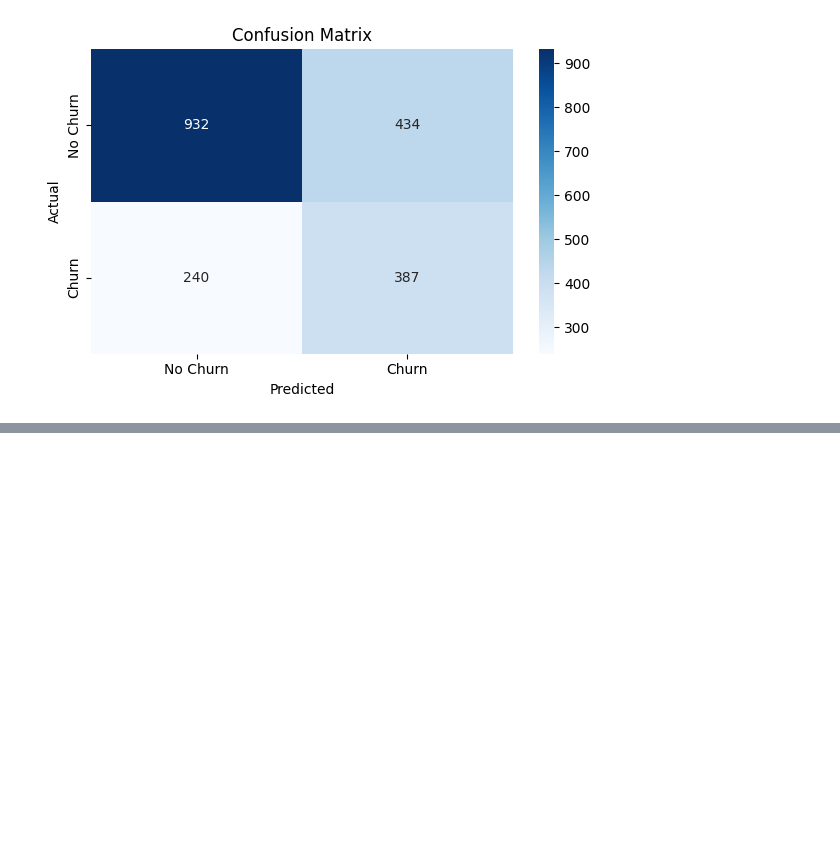
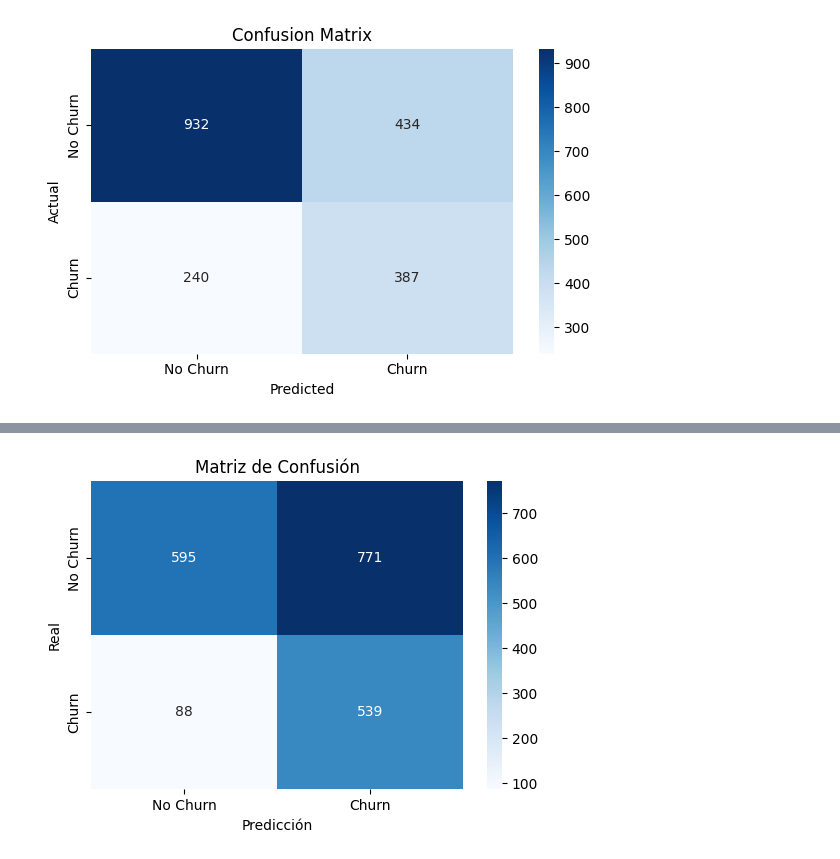
Before and after one commit to Leonel481/mlops-dtc-project, a Jupyter notebook: dev/churn.ipynb, the cells around one changed output, grey strips where cells are left out. Cells and saved outputs as stored; diff of their text form; code cells hidden in the pictures; blank space fills up the shorter version.

```diff
--- a/dev/churn.ipynb
+++ b/dev/churn.ipynb
@@ -414,0 +544,12 @@ plt.show()
+# %%
+mejores_params = grid.best_params_
+
+final_model = XGBClassifier(
+    objective='binary:logistic',
+    eval_metric='logloss',
+    random_state=42,
+    **mejores_params
+)
+
+# Entrenar con train+val (por ejemplo usando ventanas 1–6)
+final_model.fit(X, y)
@@ -414,0 +569,22 @@ plt.show()
+# %%
+df_test = df_ventanas[df_ventanas['ventana_id'] == 7].copy()
+X_test = df_test[features]
+y_test = df_test[target]
+# %%
+y_pred = final_model.predict(X_test)
+y_proba = final_model.predict_proba(X_test)[:, 1]  # Para ROC AUC
+# %%
+from sklearn.metrics import classification_report, confusion_matrix, roc_auc_score
+
+# Matriz de confusión
+cm = confusion_matrix(y_test, y_pred)
+print("Matriz de Confusión:")
+print(cm)
+
+# Classification Report
+print("\nClassification Report:")
+print(classification_report(y_test, y_pred))
+
+# ROC AUC Score
+auc = roc_auc_score(y_test, y_proba)
+print("\nROC AUC Score:", auc)
@@ -414,0 +608,9 @@ plt.show()
+# %%
+plt.figure(figsize=(6,4))
+sns.heatmap(cm, annot=True, fmt='d', cmap='Blues', xticklabels=["No Churn", "Churn"], yticklabels=["No Churn", "Churn"])
+plt.xlabel("Predicción")
+plt.ylabel("Real")
+plt.title("Matriz de Confusión")
+plt.show()
+# %% [output]
+[figure, added]
```
Also changed, not shown: parts of 11 cells of this notebook.
